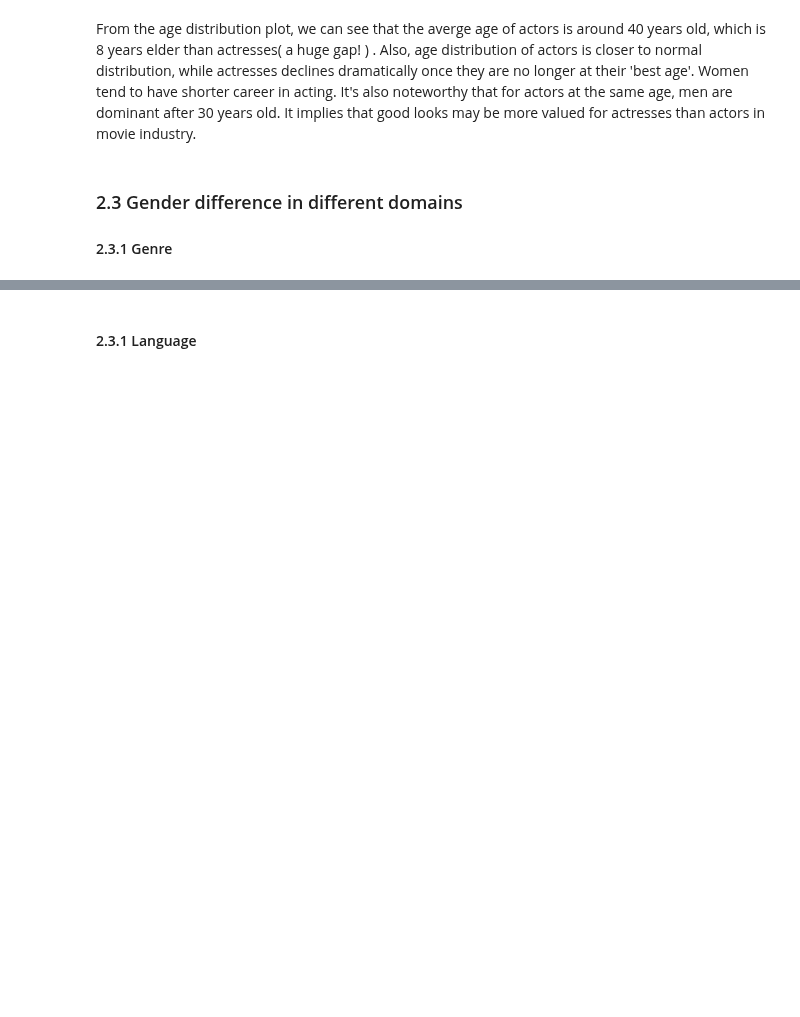
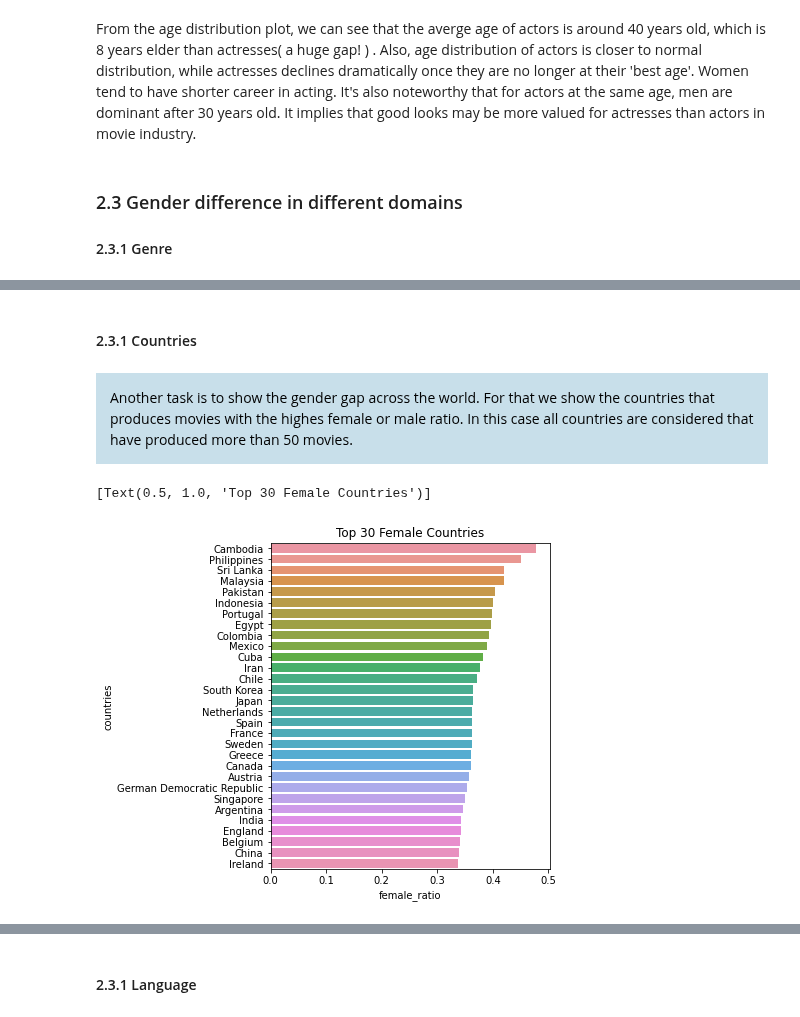
Before and after one commit to epfl-ada/ada-2022-project-yiyisoda, a Jupyter notebook: milestone_2.ipynb, the cells around one changed output, grey strips where cells are left out. Saved outputs shown, nothing was run; the diff lists cells and outputs as text; code cells hidden in the pictures; blank space fills up the shorter version.

Commit message:
Update comments, task 2.3

```diff
--- a/milestone_2.ipynb
+++ b/milestone_2.ipynb
@@ -514,0 +692,14 @@ sns.barplot(data=genre_gender, x="female_ratio", y="genres").set(title='Female c
+# %% [markdown]
+#### 2.3.1 Countries
+# %% [markdown]
+<div class="1.1" style='background-color:#c8dfea; padding:1em;'>
+<span style="color:black">
+Another task is to show the gender gap across the world. For that we show the countries that produces movies with the highes female or male ratio. In this case all countries are considered that have produced more than 50 movies.
+# %%
+female_countries = genderratio_domain(movie_countries, 'countries', 50, characters, 'F')
+female_countries['countries'] = female_countries.index
+f, ax = plt.subplots(figsize=(5, 6))
+sns.barplot(data=female_countries, x="female_ratio", y= 'countries').set(title='Top 30 Female Countries')
+# %% [output]
+[Text(0.5, 1.0, 'Top 30 Female Countries')]
+[figure, added]
```
Also changed, not shown: parts of 42 cells of this notebook.
